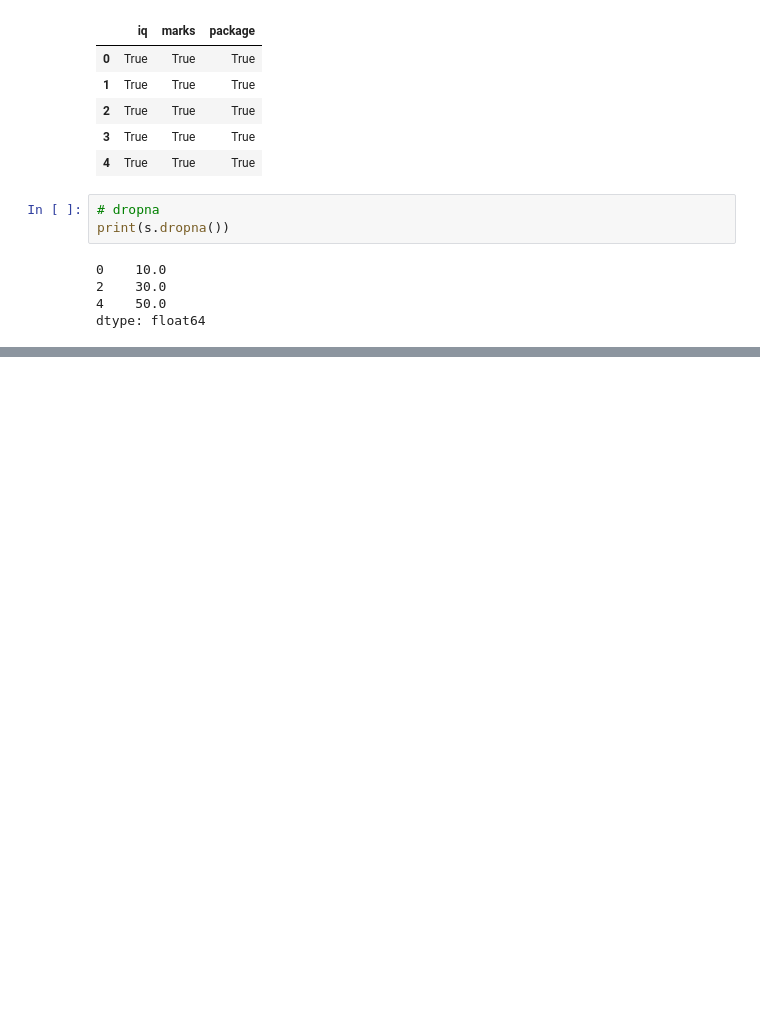
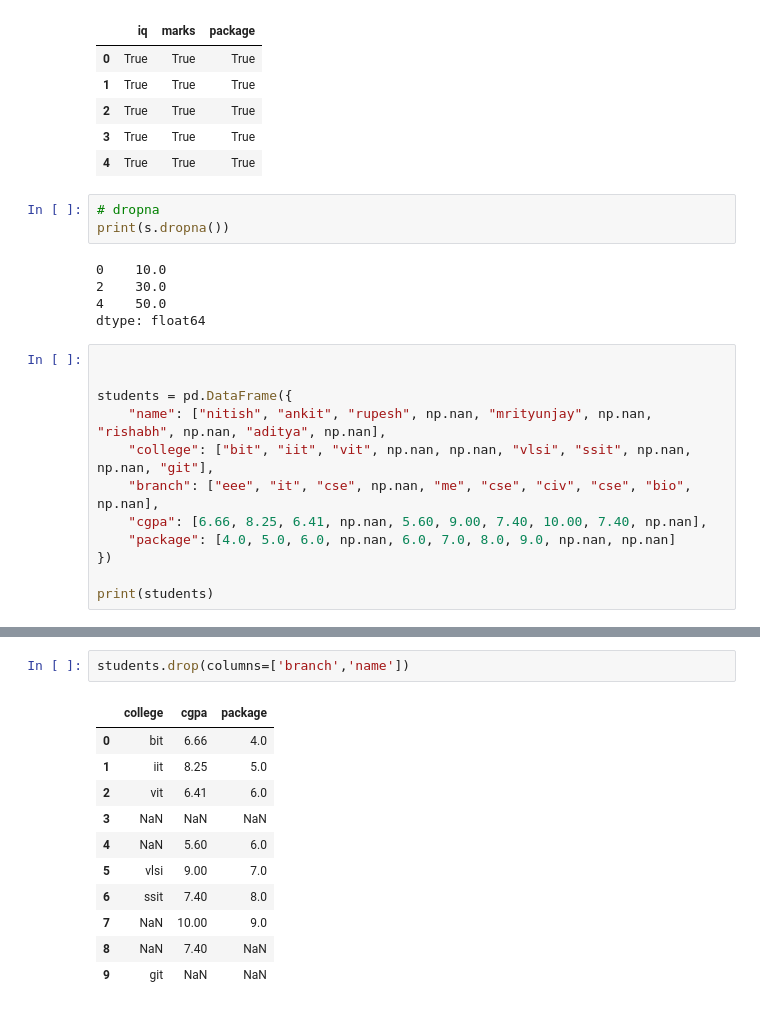
Before and after one commit to Purushottambgs/Python_Program, a Jupyter notebook: pandas/Second.ipynb, the cells around one changed output, grey strips where cells are left out. Drawn from its saved outputs; the diff is of its cells as text; blank space fills up the shorter version.

```diff
--- a/pandas/Second.ipynb
+++ b/pandas/Second.ipynb
@@ -330,3 +330,15 @@ print(s.dropna())
 2    30.0
 4    50.0
 dtype: float64
+# %%
+
+
+students = pd.DataFrame({
+    "name": ["nitish", "ankit", "rupesh", np.nan, "mrityunjay", np.nan, "rishabh", np.nan, "aditya", np.nan],
+    "college": ["bit", "iit", "vit", np.nan, np.nan, "vlsi", "ssit", np.nan, np.nan, "git"],
+    "branch": ["eee", "it", "cse", np.nan, "me", "cse", "civ", "cse", "bio", np.nan],
+    "cgpa": [6.66, 8.25, 6.41, np.nan, 5.60, 9.00, 7.40, 10.00, 7.40, np.nan],
+    "package": [4.0, 5.0, 6.0, np.nan, 6.0, 7.0, 8.0, 9.0, np.nan, np.nan]
+})
+
+print(students)
@@ -334,0 +436,14 @@ dtype: float64
+# %%
+students.drop(columns=['branch','name'])
+# %% [output]
+|  | college | cgpa | package |
+| 0 | bit | 6.66 | 4.0 |
+| 1 | iit | 8.25 | 5.0 |
+| 2 | vit | 6.41 | 6.0 |
+| 3 | NaN | NaN | NaN |
+| 4 | NaN | 5.60 | 6.0 |
+| 5 | vlsi | 9.00 | 7.0 |
+| 6 | ssit | 7.40 | 8.0 |
+| 7 | NaN | 10.00 | 9.0 |
+| 8 | NaN | 7.40 | NaN |
+| 9 | git | NaN | NaN |
```
Also changed, not shown: parts of 15 cells of this notebook.
